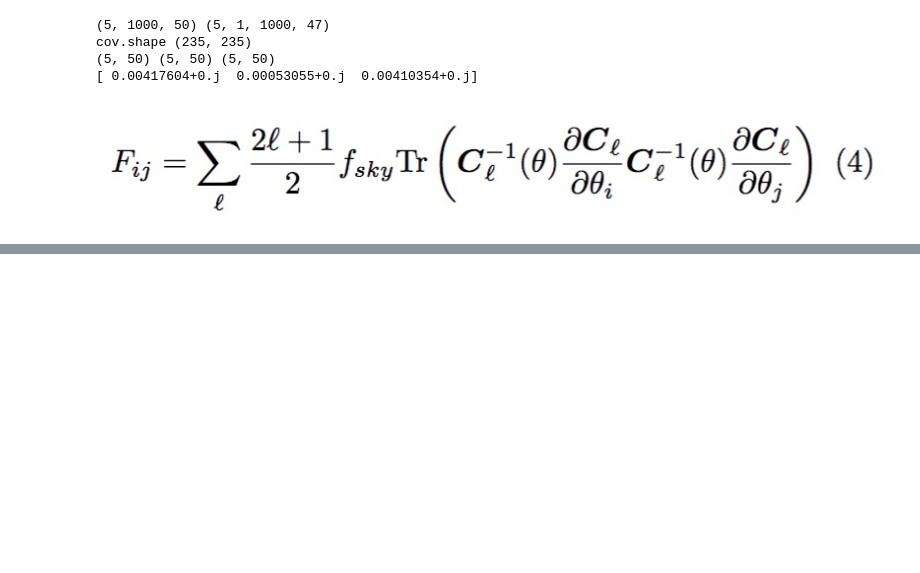
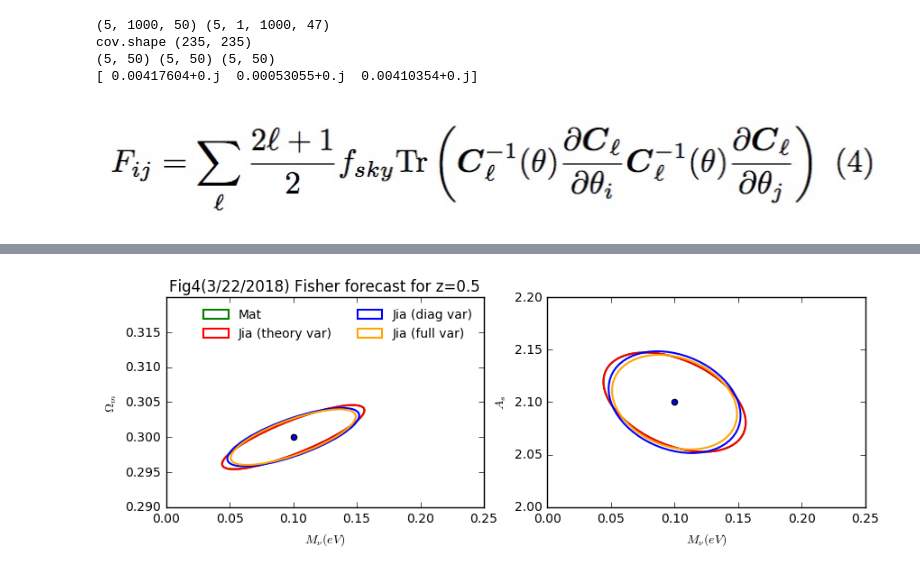
Before and after one commit to liuxx479/fisher, a Jupyter notebook: fisher.ipynb, the cells around one changed output, grey strips where cells are left out. Saved outputs shown, nothing was run; the diff lists cells and outputs as text; code cells hidden in the pictures; blank space fills up the shorter version.

```diff
--- a/fisher.ipynb
+++ b/fisher.ipynb
@@ -256,0 +314,39 @@ show()
+# %%
+from matplotlib.patches import Ellipse
+def plotEllipse(pos,P,edge,ls,ilabel,ax):
+    '''plot the contour for covariance p
+    where position is the center position
+    p is the covariance [2,2] matirx'''
+    U, s, Vh = svd(P)
+    orient = math.atan2(U[1,0],U[0,0])*180/pi
+    ellipsePlot = Ellipse(xy=pos, width=2.0*math.sqrt(s[0]),
+                          height=2.0*math.sqrt(s[1]), angle=orient,edgecolor=edge, fill = 0, label=ilabel,ls=ls,linewidth=1.5)
+    ax.add_patch(ellipsePlot)
+    return ellipsePlot
+
+
+f, (ax1,ax2) = subplots(1,2,figsize=(10,3))
+ax1.scatter(0.1, 0.3)
+ax2.scatter(0.1, 2.1)
+
+jjj=0
+labels=['Mat','Jia (theory var)', 'Jia (diag var)', 'Jia (full var)']
+for iF in Flist:
+    icolor=['g','r','b','orange'][jjj]
+    ilabel=labels[jjj]
+    plotEllipse([0.1, 0.3], mat(iF).I[[0,1],:][:,[0,1]] ,icolor,'solid',ilabel,ax1)
+    plotEllipse([0.1, 2.1], mat(iF).I[[0,2],:][:,[0,2]] ,icolor,'solid',ilabel,ax2)
+    jjj+=1
+ax1.set_xlim(0.0,0.25)
+ax1.set_ylim(0.29,0.32)
+ax2.set_xlim(0.0,0.25)
+ax2.set_ylim(2,2.2)
+ax1.set_xlabel(r'$M_\nu(eV)$')
+ax1.set_ylabel(r'$\Omega_m$')
+ax2.set_xlabel(r'$M_\nu(eV)$')
+ax2.set_ylabel(r'$A_s$')
+ax1.legend(fontsize=10,frameon=0,ncol=2)
+ax1.set_title('Fig4(3/22/2018) Fisher forecast for z=0.5')
+show()
+# %% [output]
+[figure, added]
```
Also changed, not shown: parts of 7 cells of this notebook.
